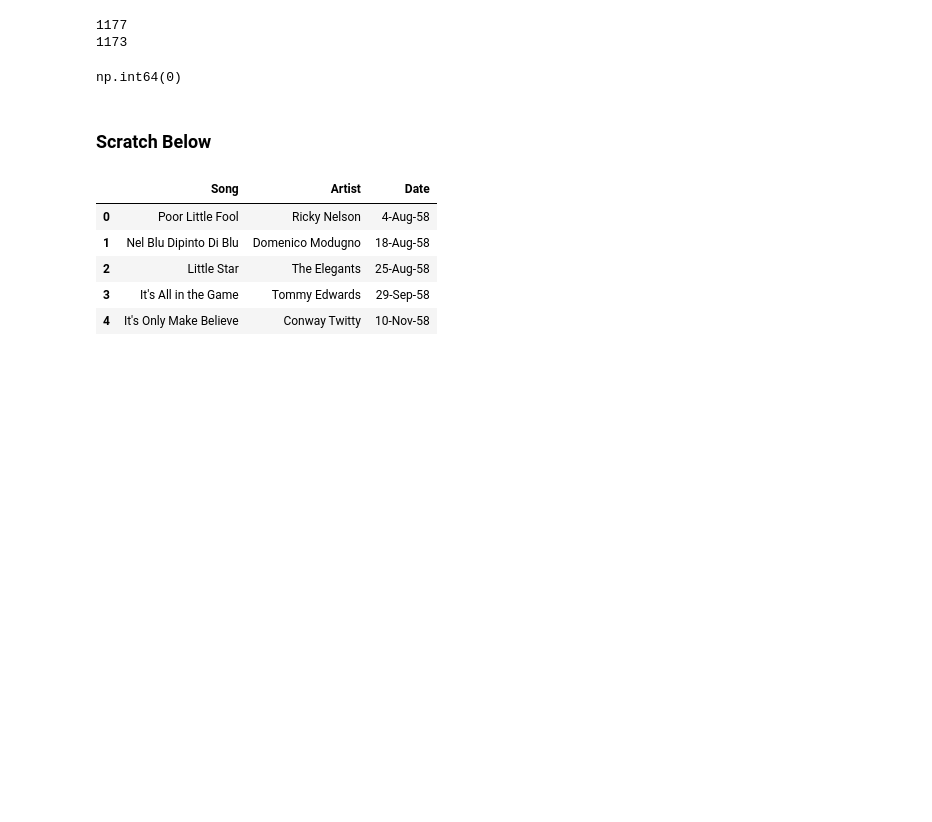
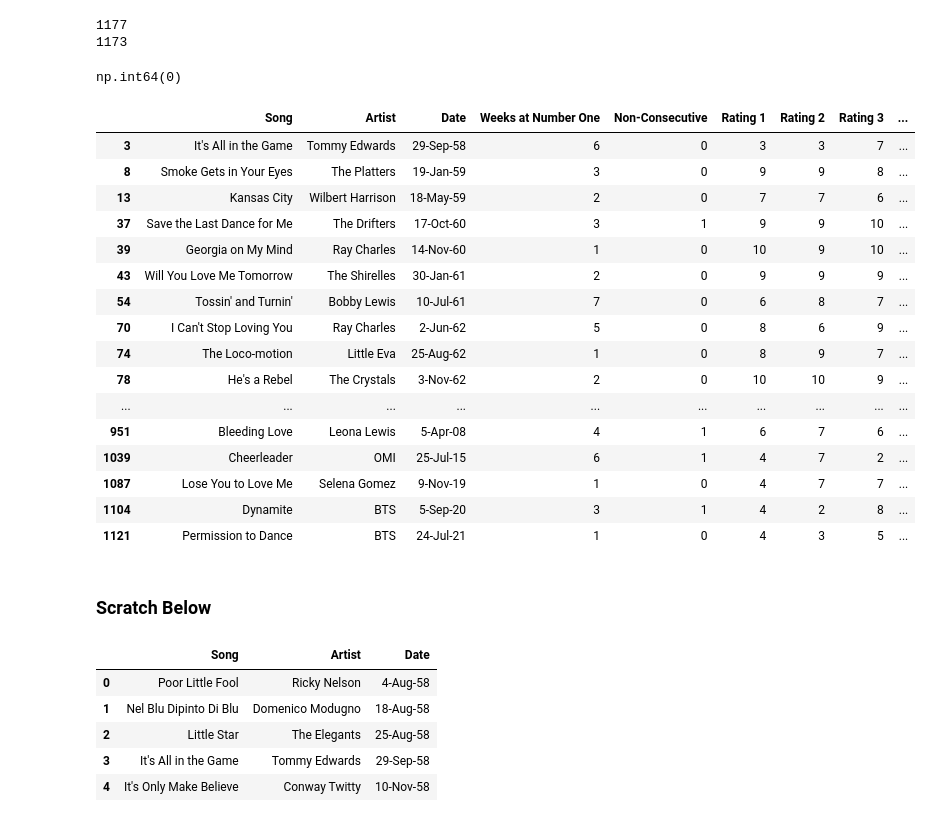
Before and after one commit to begumakkas/charting-bars, a Jupyter notebook: cleaning/test.ipynb, the cells around one changed output. Saved outputs shown, nothing was run; the diff lists cells and outputs as text; code cells hidden in the pictures; blank space fills up the shorter version.

```diff
--- a/cleaning/test.ipynb
+++ b/cleaning/test.ipynb
@@ -72,6 +72,29 @@ print(len(processed_data))
 processed_data["Songwriter_Race"].isna().sum()
 # %% [output]
 np.int64(0)
+# %%
+processed_data[
+    (processed_data["Songwriter_Race"] == "White")
+    & (processed_data["Artist_Race"] == "Non-White")
+]
+# %% [output]
+|  | Song | Artist | Date | Weeks at Number One | Non-Consecutive | Rating 1 | Rating 2 | Rating 3 | ... |
+| 3 | It's All in the Game | Tommy Edwards | 29-Sep-58 | 6 | 0 | 3 | 3 | 7 | ... |
+| 8 | Smoke Gets in Your Eyes | The Platters | 19-Jan-59 | 3 | 0 | 9 | 9 | 8 | ... |
+| 13 | Kansas City | Wilbert Harrison | 18-May-59 | 2 | 0 | 7 | 7 | 6 | ... |
+| 37 | Save the Last Dance for Me | The Drifters | 17-Oct-60 | 3 | 1 | 9 | 9 | 10 | ... |
+| 39 | Georgia on My Mind | Ray Charles | 14-Nov-60 | 1 | 0 | 10 | 9 | 10 | ... |
+| 43 | Will You Love Me Tomorrow | The Shirelles | 30-Jan-61 | 2 | 0 | 9 | 9 | 9 | ... |
+| 54 | Tossin' and Turnin' | Bobby Lewis | 10-Jul-61 | 7 | 0 | 6 | 8 | 7 | ... |
+| 70 | I Can't Stop Loving You | Ray Charles | 2-Jun-62 | 5 | 0 | 8 | 6 | 9 | ... |
+| 74 | The Loco-motion | Little Eva | 25-Aug-62 | 1 | 0 | 8 | 9 | 7 | ... |
+| 78 | He's a Rebel | The Crystals | 3-Nov-62 | 2 | 0 | 10 | 10 | 9 | ... |
+| ... | ... | ... | ... | ... | ... | ... | ... | ... | ... |
+| 951 | Bleeding Love | Leona Lewis | 5-Apr-08 | 4 | 1 | 6 | 7 | 6 | ... |
+| 1039 | Cheerleader | OMI | 25-Jul-15 | 6 | 1 | 4 | 7 | 2 | ... |
+| 1087 | Lose You to Love Me | Selena Gomez | 9-Nov-19 | 1 | 0 | 4 | 7 | 7 | ... |
+| 1104 | Dynamite | BTS | 5-Sep-20 | 3 | 1 | 4 | 2 | 8 | ... |
+| 1121 | Permission to Dance | BTS | 24-Jul-21 | 1 | 0 | 4 | 3 | 5 | ... |
 # %% [markdown]
 ### Scratch Below
 # %%
```
Also changed, not shown: 3 other files.
